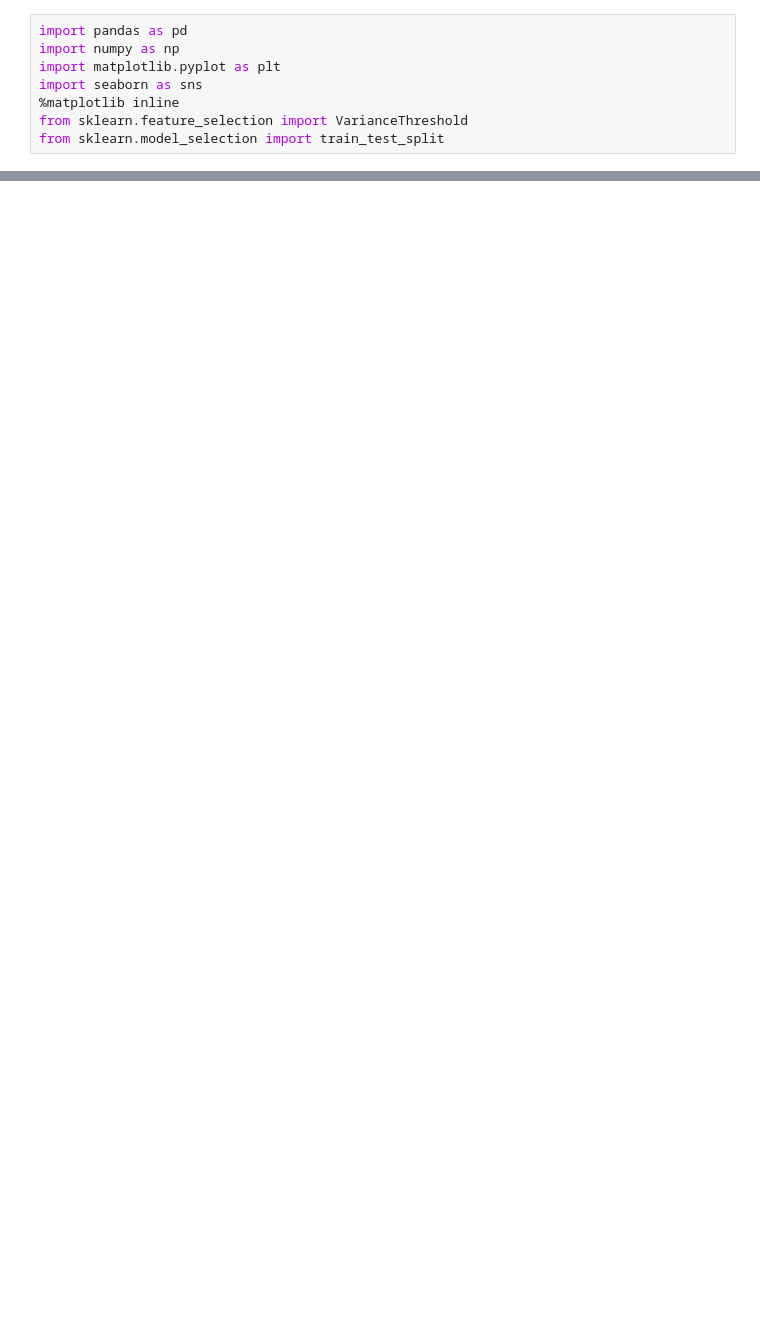
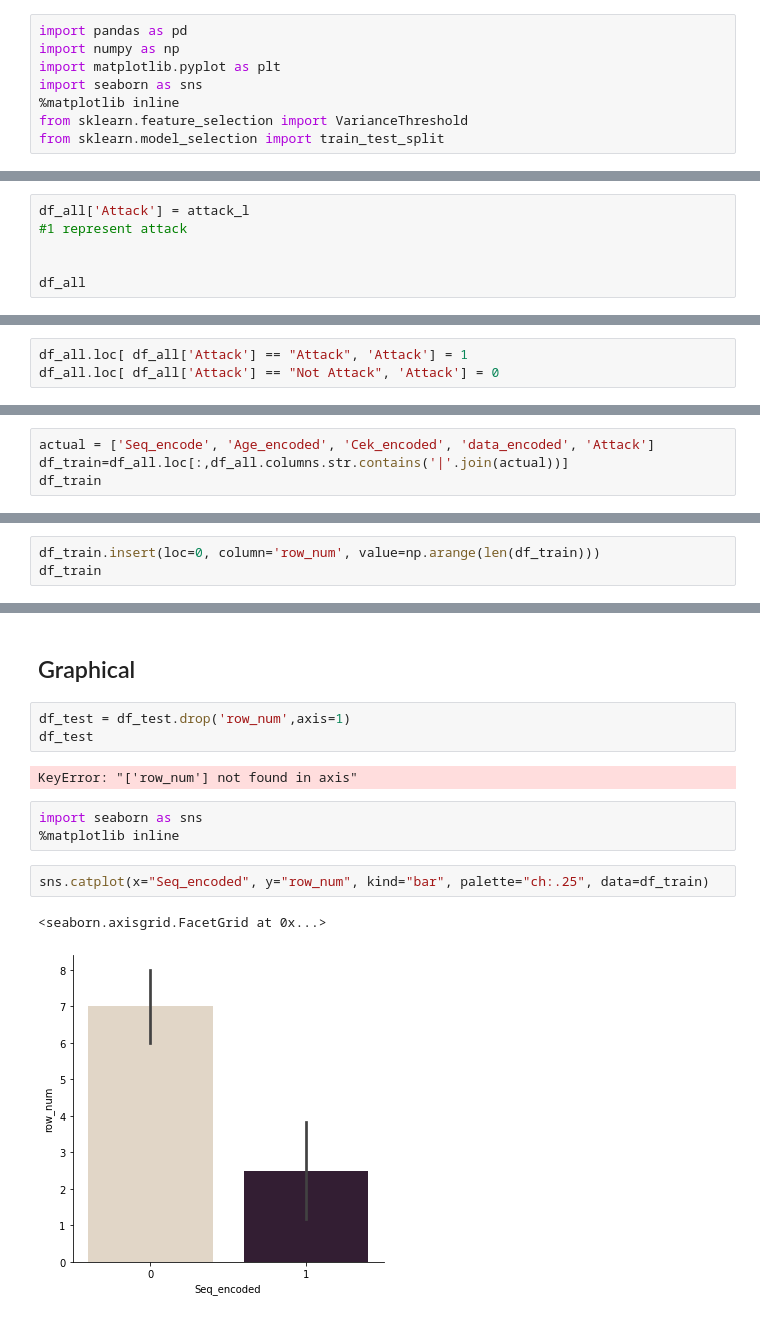
Before and after one commit to Simreeta11/Ospf_atttack_predictor, a Jupyter notebook: Project.ipynb, the cells around one changed output, grey strips where cells are left out. Saved outputs shown, nothing was run; the diff lists cells and outputs as text; blank space fills up the shorter version.

```diff
--- a/Project.ipynb
+++ b/Project.ipynb
@@ -129,0 +450,6 @@ Shape after clearing (6, 48)
+# %%
+df_all['Attack'] = attack_l
+#1 represent attack
+
+
+df_all
@@ -129,0 +473,3 @@ Shape after clearing (6, 48)
+# %%
+df_all.loc[ df_all['Attack'] == "Attack", 'Attack'] = 1
+df_all.loc[ df_all['Attack'] == "Not Attack", 'Attack'] = 0
@@ -129,0 +496,4 @@ Shape after clearing (6, 48)
+# %%
+actual = ['Seq_encode', 'Age_encoded', 'Cek_encoded', 'data_encoded', 'Attack']
+df_train=df_all.loc[:,df_all.columns.str.contains('|'.join(actual))]
+df_train
@@ -129,0 +511,3 @@ Shape after clearing (6, 48)
+# %%
+df_train.insert(loc=0, column='row_num', value=np.arange(len(df_train)))
+df_train
@@ -129,0 +539,15 @@ Shape after clearing (6, 48)
+# %% [markdown]
+## Graphical
+# %%
+df_test = df_test.drop('row_num',axis=1)
+df_test
+# %% [output]
+KeyError: "['row_num'] not found in axis"
+# %%
+import seaborn as sns
+%matplotlib inline
+# %%
+sns.catplot(x="Seq_encoded", y="row_num", kind="bar", palette="ch:.25", data=df_train)
+# %% [output]
+<seaborn.axisgrid.FacetGrid at 0x...>
+[figure, added]
```
Also changed, not shown: parts of 84 cells of this notebook.
